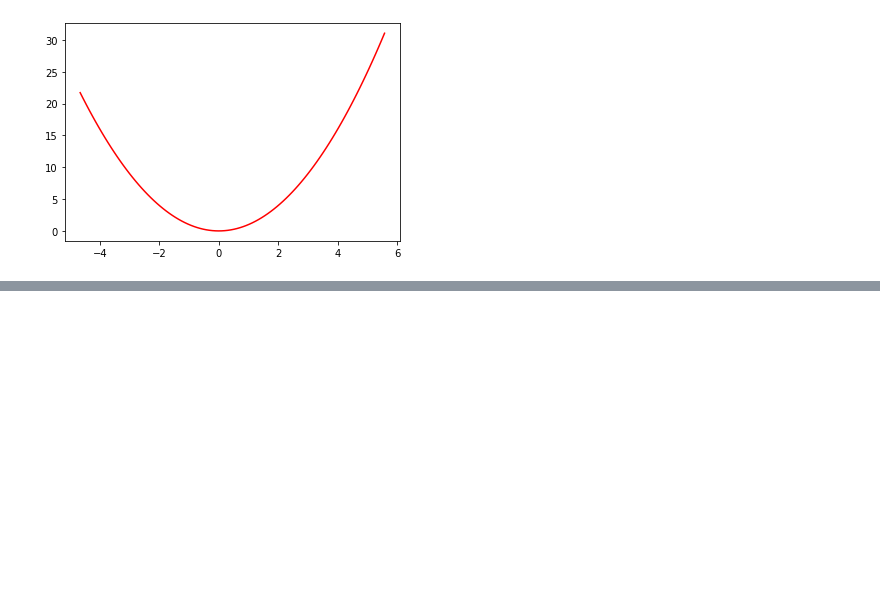
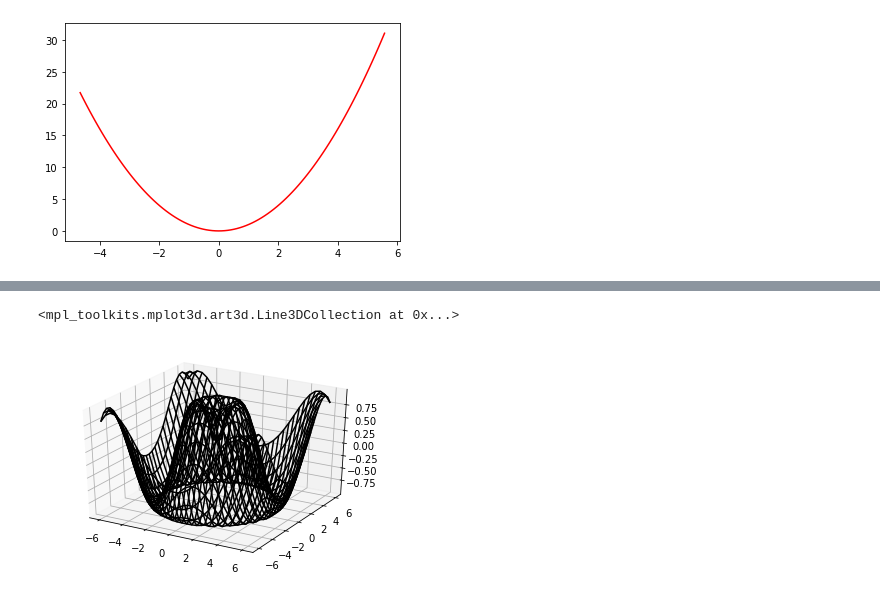
Before and after one commit to fbarez/machinelearning, a Jupyter notebook: reg_cla.ipynb, the cells around one changed output, grey strips where cells are left out. Cells and saved outputs as stored; diff of their text form; code cells hidden in the pictures; blank space fills up the shorter version.

```diff
--- a/reg_cla.ipynb
+++ b/reg_cla.ipynb
@@ -114,0 +157,7 @@ empirical_var = 0.999194
+# %%
+fig = plt.figure()
+ax = plt.axes(projection='3d')
+ax.plot_wireframe(X, Y, Z, color='black')
+# %% [output]
+<mpl_toolkits.mplot3d.art3d.Line3DCollection at 0x...>
+[figure, added]
```
Also changed, not shown: parts of 7 cells of this notebook, 1 other file.
